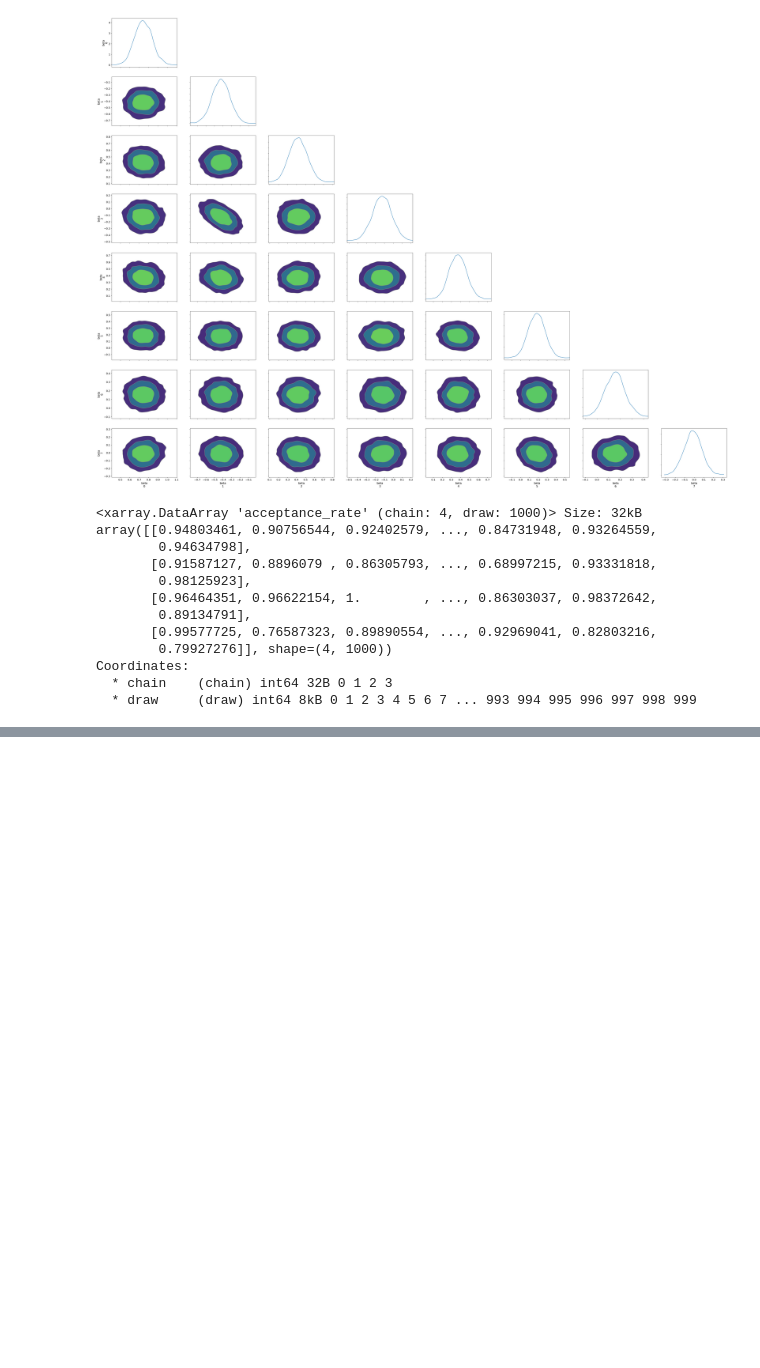
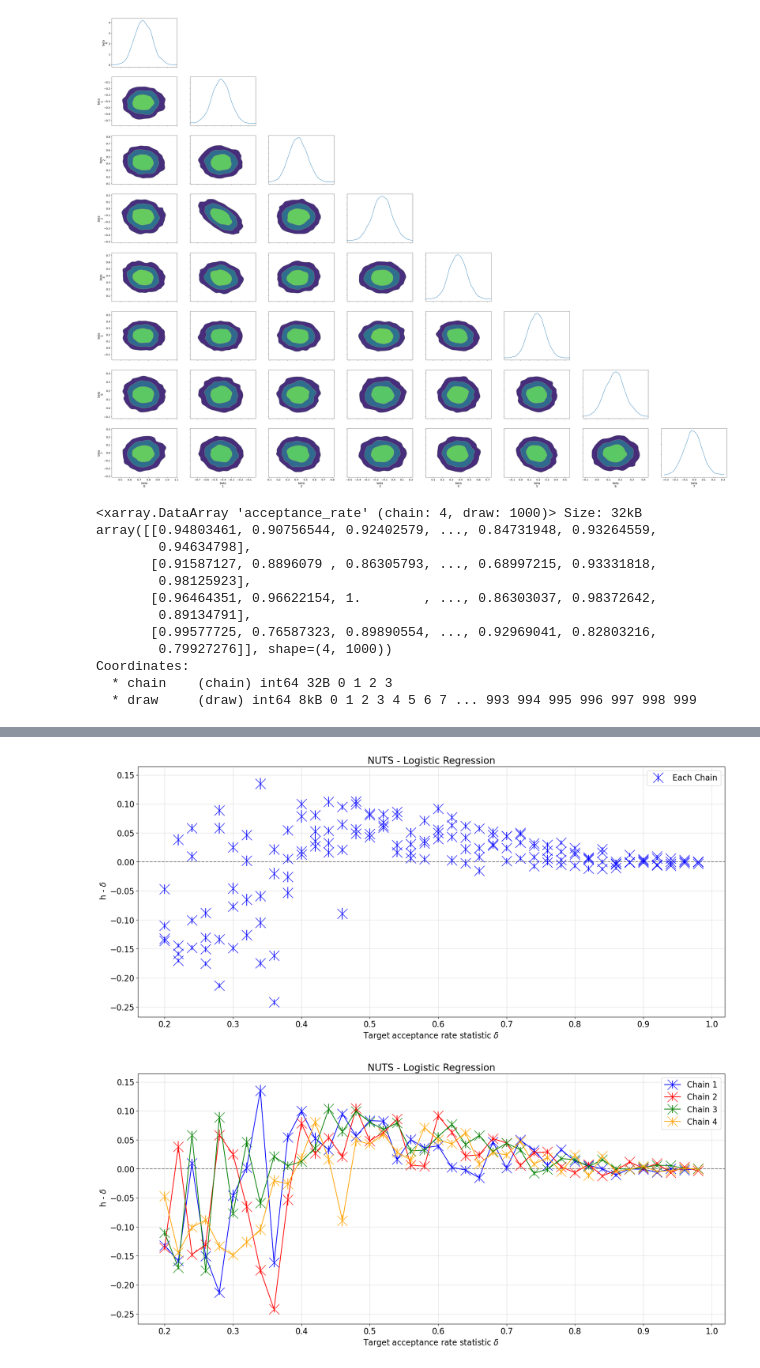
Before and after one commit to Mattia-Ponchio/Inference_Project, a Jupyter notebook: GermanCreditData.ipynb, the cells around one changed output, grey strips where cells are left out. Cells and saved outputs as stored; diff of their text form; code cells hidden in the pictures; blank space fills up the shorter version.

```diff
--- a/GermanCreditData.ipynb
+++ b/GermanCreditData.ipynb
@@ -321,0 +398,33 @@ MCSE: 0.0012011350262166182 (batch_size=63, batches=63, n_used=3969)
+# %%
+plt.rcParams.update({'font.size': 16})
+
+repeated_X = [ val for val in accept_rate_list for _ in range(CHAINS) ]
+repeated_X
+
+# plot with errorbars
+fig, ax = plt.subplots(figsize=(21,9))
+plt.errorbar(x = repeated_X, y = all_diffs.flatten(), yerr = all_mcse.flatten(), ls="", fmt="x", ms=20, label="Each Chain", color="blue" )
+plt.xlabel(r"Target acceptance rate statistic $\delta$ ")
+plt.ylabel(r" h - $\delta$")
+plt.title("NUTS - Logistic Regression")
+plt.legend(loc="upper right", fontsize=16)
+plt.axhline(y=0.0, ls="--", color="gray")
+plt.grid(alpha=0.4)
+plt.show()
+
+# or different color for each chain
+colors = ["blue", "red", "green", "orange"]
+fig, ax = plt.subplots(figsize=(21,9))
+for c in range(CHAINS):
+    ax.errorbar(x = accept_rate_list, y = all_diffs[:,c], yerr = all_mcse[:,c], ls="-", fmt="x", ms=20, label=f"Chain {c+1}", color=colors[c]
+               )
+plt.xlabel(r"Target acceptance rate statistic $\delta$ ")
+plt.ylabel(r" h - $\delta$")
+plt.title("NUTS - Logistic Regression")
+plt.legend(loc="upper right", fontsize=16)
+plt.axhline(y=0.0, ls="--", color="gray")
+plt.grid(alpha=0.4)
+plt.show()
+# %% [output]
+[figure, added]
+[figure, added]
```
Also changed, not shown: parts of 3 cells of this notebook.
